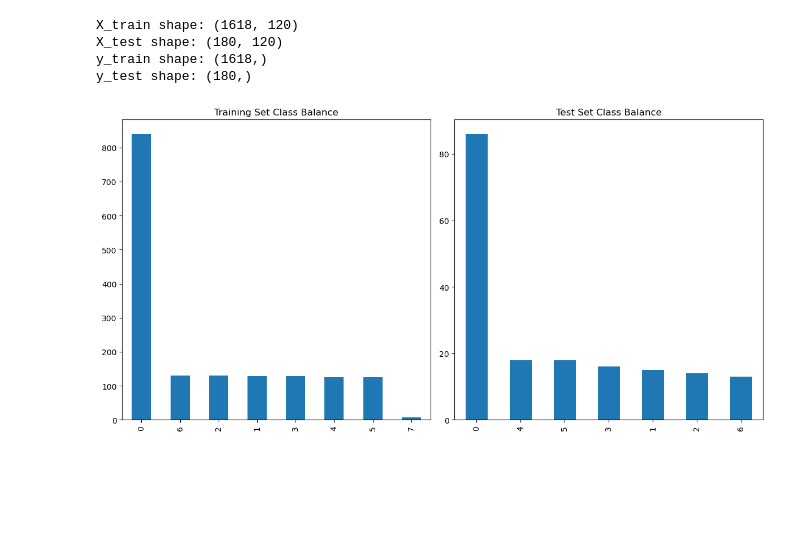
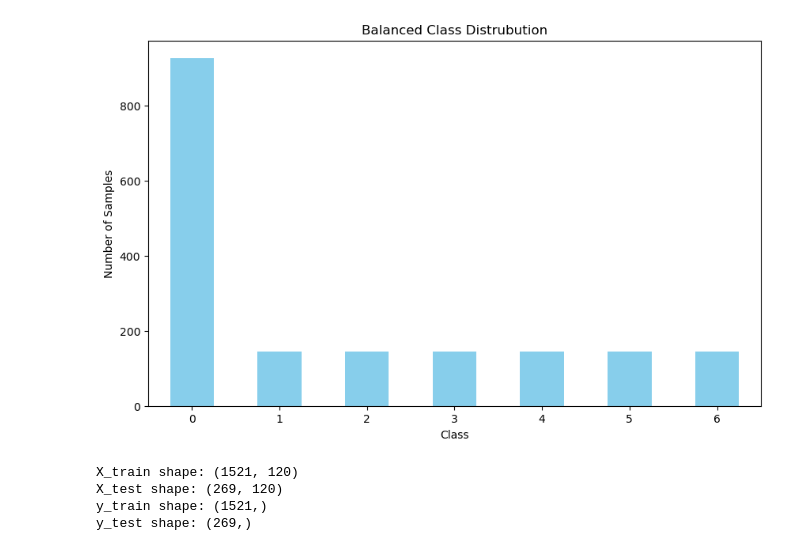
Before and after one commit to AybarsManav/EMG-Classification, a Jupyter notebook: aybars.ipynb, the cells around one changed output. Saved outputs shown, nothing was run; the diff lists cells and outputs as text; code cells hidden in the pictures; blank space fills up the shorter version.

```diff
--- a/aybars.ipynb
+++ b/aybars.ipynb
@@ -23,7 +51,36 @@ features = feature_extractor.extract_features(gesture_windows)
+# %%
+# Remove class 7 from the features dataframe
+features_filtered = features[features['gesture'] != 7]
+
+# Get the number of samples for the smallest class (excluding class 0)
+min_class_count = features_filtered['gesture'].value_counts().min()
+
+# Subsample class 0 to have the same number of samples as the smallest class
+class_0_indices = features_filtered[features_filtered['gesture'] == 0].index
+subsampled_class_0_indices = np.random.choice(class_0_indices, min_class_count, replace=False)
+
+# Get the indices of all other classes
+other_class_indices = features_filtered[features_filtered['gesture'] != 0].index
+
+# Combine the subsampled class 0 indices with the other class indices
+new_indices = np.concatenate([subsampled_class_0_indices, other_class_indices])
+
+# Create the new features dataframe
+features_balanced = features_filtered.loc[new_indices]
+
+# Display the class distribution of the new features dataframe
+plt.figure(figsize=(10, 6))
+features_filtered['gesture'].value_counts().plot(kind='bar', color='skyblue')
+plt.title('Balanced Class Distrubution')
+plt.xlabel('Class')
+plt.ylabel('Number of Samples')
+plt.xticks(rotation=0)
+plt.show()
+# %% [output]
+[figure, added]
 # %%
 # Create train-test split
-X_train, X_test, y_train, y_test = train_test_split(features.drop(columns=['gesture']), features['gesture'], test_size=0.1, random_state=42)
-
+X_train, X_test, y_train, y_test = train_test_split(features_filtered.drop(columns=['gesture']), features_filtered['gesture'], test_size=0.15, random_state=42)
 # Display the shapes of the resulting datasets
 print(f"X_train shape: {X_train.shape}")
 print(f"X_test shape: {X_test.shape}")
@@ -35,27 +92,10 @@ X_test.reset_index(drop=True, inplace=True)
 y_train.reset_index(drop=True, inplace=True)
 y_test.reset_index(drop=True, inplace=True)
 # %% [output]
-X_train shape: (1618, 120)
-X_test shape: (180, 120)
-y_train shape: (1618,)
-y_test shape: (180,)
+X_train shape: (1521, 120)
+X_test shape: (269, 120)
+y_train shape: (1521,)
+y_test shape: (269,)
-# %%
-# Check class balance in the training set
-train_class_balance = y_train.value_counts()
-
-# Check class balance in the test set
-test_class_balance = y_test.value_counts()
-
-# Plot the class balance
-fig, axes = plt.subplots(1, 2, figsize=(12, 6))
-
-train_class_balance.plot(kind='bar', ax=axes[0], title='Training Set Class Balance')
-test_class_balance.plot(kind='bar', ax=axes[1], title='Test Set Class Balance')
-
-plt.tight_layout()
-plt.show()
-# %% [output]
-[figure, removed]
 # %%
 # Initialize the StandardScaler
 scaler = StandardScaler()
```
Also changed, not shown: parts of 9 cells of this notebook, 1 other file.
